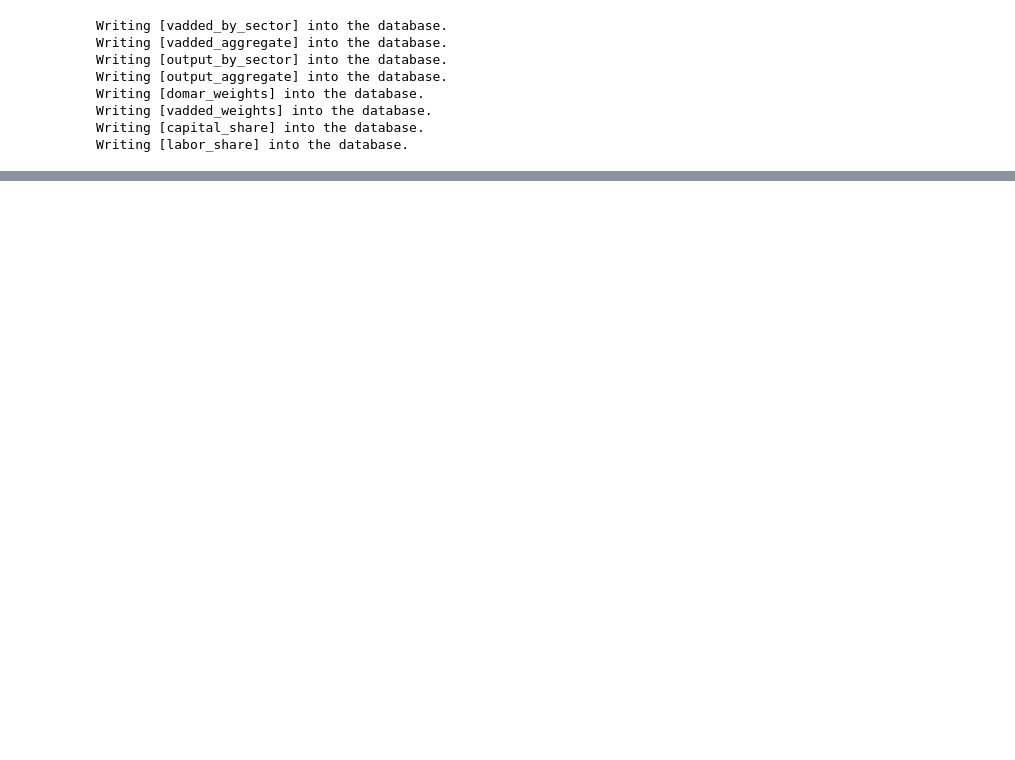
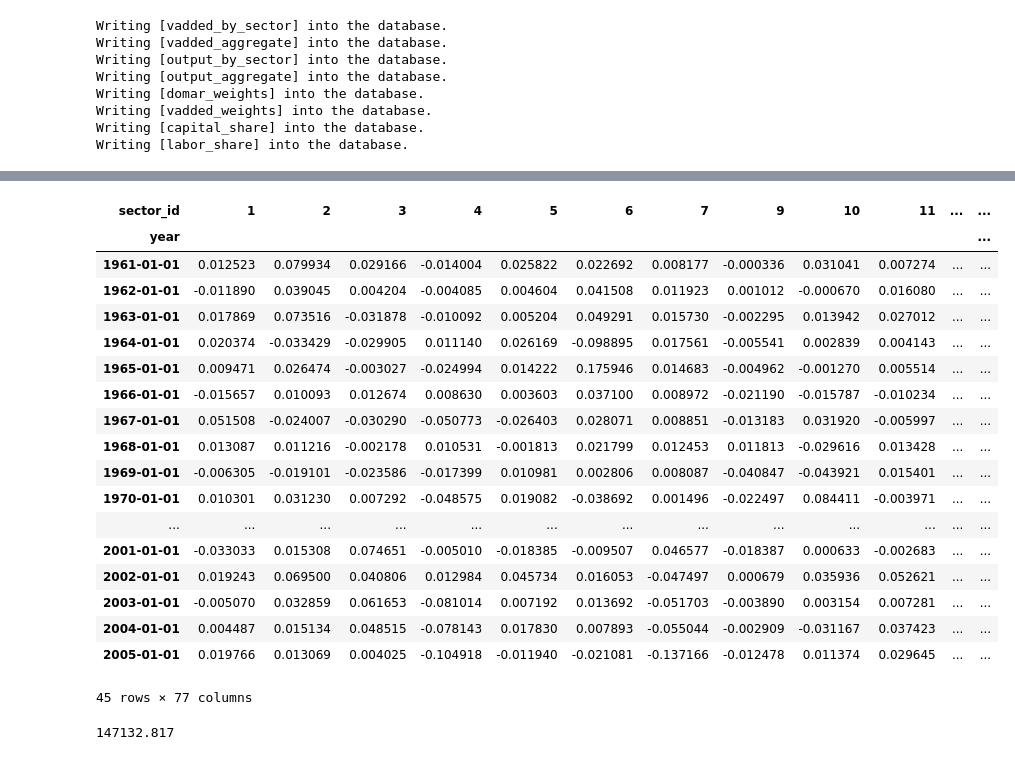
Before and after one commit to AshokRao95/network_volatility, a Jupyter notebook: analyze.ipynb, the cells around one changed output, grey strips where cells are left out. Saved outputs shown, nothing was run; the diff lists cells and outputs as text; code cells hidden in the pictures; blank space fills up the shorter version.

```diff
--- a/analyze.ipynb
+++ b/analyze.ipynb
@@ -170,3 +169,29 @@ pd.DataFrame(input_share.unstack(), columns=['input_share']).reset_index().set_i
 np.savetxt('sector_varcov.csv', tfp_covars)
 # %%
 domar_weights.to_csv('domar_weights.csv')
+# %%
+sectoral_tfp
+# %% [output]
+| sector_id | 1 | 2 | 3 | 4 | 5 | 6 | 7 | 9 | 10 | 11 | ... | ... |
+| year |  |  |  |  |  |  |  |  |  |  |  | ... |
+| 1961-01-01 | 0.012523 | 0.079934 | 0.029166 | -0.014004 | 0.025822 | 0.022692 | 0.008177 | -0.000336 | 0.031041 | 0.007274 | ... | ... |
+| 1962-01-01 | -0.011890 | 0.039045 | 0.004204 | -0.004085 | 0.004604 | 0.041508 | 0.011923 | 0.001012 | -0.000670 | 0.016080 | ... | ... |
+| 1963-01-01 | 0.017869 | 0.073516 | -0.031878 | -0.010092 | 0.005204 | 0.049291 | 0.015730 | -0.002295 | 0.013942 | 0.027012 | ... | ... |
+| 1964-01-01 | 0.020374 | -0.033429 | -0.029905 | 0.011140 | 0.026169 | -0.098895 | 0.017561 | -0.005541 | 0.002839 | 0.004143 | ... | ... |
+| 1965-01-01 | 0.009471 | 0.026474 | -0.003027 | -0.024994 | 0.014222 | 0.175946 | 0.014683 | -0.004962 | -0.001270 | 0.005514 | ... | ... |
+| 1966-01-01 | -0.015657 | 0.010093 | 0.012674 | 0.008630 | 0.003603 | 0.037100 | 0.008972 | -0.021190 | -0.015787 | -0.010234 | ... | ... |
+| 1967-01-01 | 0.051508 | -0.024007 | -0.030290 | -0.050773 | -0.026403 | 0.028071 | 0.008851 | -0.013183 | 0.031920 | -0.005997 | ... | ... |
+| 1968-01-01 | 0.013087 | 0.011216 | -0.002178 | 0.010531 | -0.001813 | 0.021799 | 0.012453 | 0.011813 | -0.029616 | 0.013428 | ... | ... |
+| 1969-01-01 | -0.006305 | -0.019101 | -0.023586 | -0.017399 | 0.010981 | 0.002806 | 0.008087 | -0.040847 | -0.043921 | 0.015401 | ... | ... |
+| 1970-01-01 | 0.010301 | 0.031230 | 0.007292 | -0.048575 | 0.019082 | -0.038692 | 0.001496 | -0.022497 | 0.084411 | -0.003971 | ... | ... |
+| ... | ... | ... | ... | ... | ... | ... | ... | ... | ... | ... | ... | ... |
+| 2001-01-01 | -0.033033 | 0.015308 | 0.074651 | -0.005010 | -0.018385 | -0.009507 | 0.046577 | -0.018387 | 0.000633 | -0.002683 | ... | ... |
+| 2002-01-01 | 0.019243 | 0.069500 | 0.040806 | 0.012984 | 0.045734 | 0.016053 | -0.047497 | 0.000679 | 0.035936 | 0.052621 | ... | ... |
+| 2003-01-01 | -0.005070 | 0.032859 | 0.061653 | -0.081014 | 0.007192 | 0.013692 | -0.051703 | -0.003890 | 0.003154 | 0.007281 | ... | ... |
+| 2004-01-01 | 0.004487 | 0.015134 | 0.048515 | -0.078143 | 0.017830 | 0.007893 | -0.055044 | -0.002909 | -0.031167 | 0.037423 | ... | ... |
+| 2005-01-01 | 0.019766 | 0.013069 | 0.004025 | -0.104918 | -0.011940 | -0.021081 | -0.137166 | -0.012478 | 0.011374 | 0.029645 | ... | ... |
+45 rows × 77 columns
+# %%
+238979.594000-37220.000000-54626.777000
+# %% [output]
+147132.817
```
Also changed, not shown: parts of 6 cells of this notebook, 37 other files.
